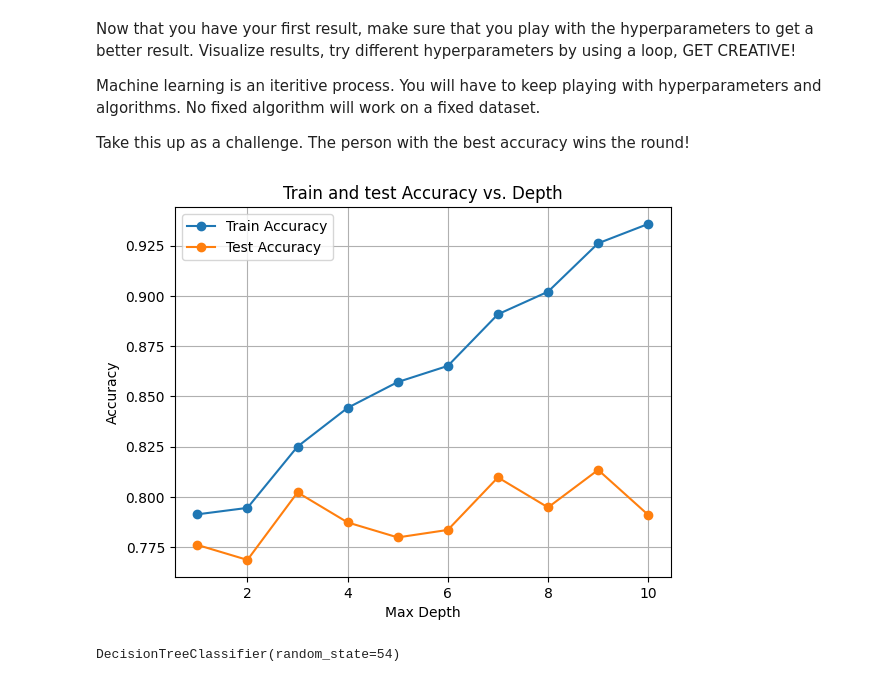
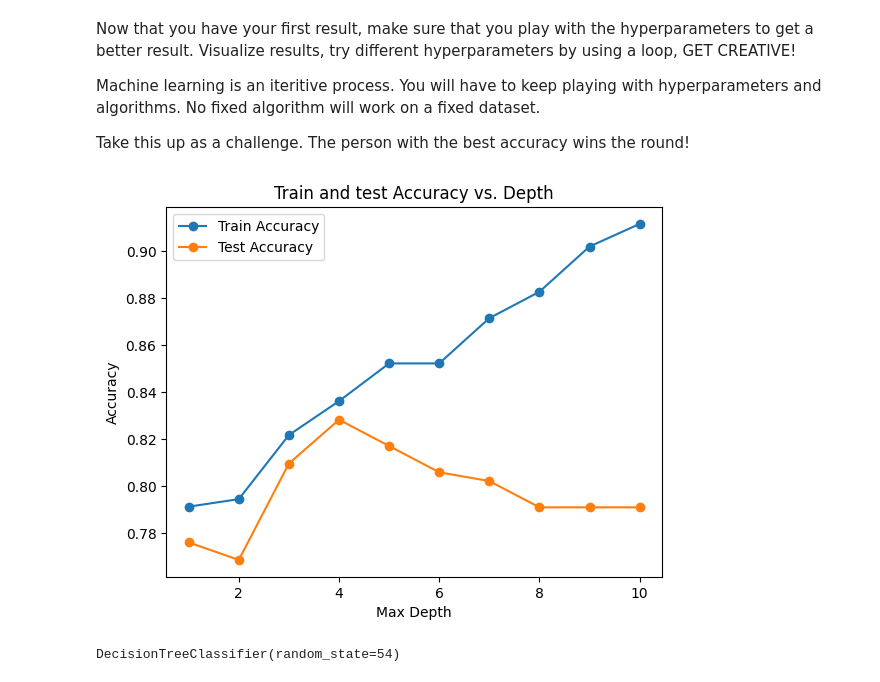
Before and after one commit to stableminded/Synapse_lp, a Jupyter notebook: Dhairya_SynapseLP_Task4.ipynb, the cells around one changed output. Cells and saved outputs as stored; diff of their text form; code cells hidden in the pictures.

```diff
--- a/Dhairya_SynapseLP_Task4.ipynb
+++ b/Dhairya_SynapseLP_Task4.ipynb
@@ -152,17 +132,10 @@ df_test.drop(['Cabin'],axis=1,inplace=True)
 *   Fill Nans in the Embark column with the statistical mode
 *   Fill Nans in the Age column with it's statistical mean
 # %%
-mode_train = df_train['Embarked'].mode()[0]
-df_train['Embarked'].fillna(mode_train, inplace=True)
-
-mode_test = df_test['Embarked'].mode()[0]
-df_test['Embarked'].fillna(mode_test, inplace=True)
-
-mean_train = df_train['Age'].mean()
-df_train['Age'].fillna(mean_train, inplace=True)
-
-mean_test = df_test['Age'].mean()
-df_test['Age'].fillna(mean_test, inplace=True)
+mode = df_train['Embarked'].mode()[0]
+df_train['Embarked'].fillna(mode, inplace=True)
+mean= df_train['Age'].mean()
+df_train['Age'].fillna(mean, inplace=True)
 # %% [markdown]
 ### Adding features to the dataset
 *   Read the kaggle link (titanic dataset) provided above and see what the two columns SibSP and Parch signify
@@ -271,8 +241,9 @@ Take this up as a challenge. The person with the best accuracy wins the round!
 import matplotlib.pyplot as plt
 train_accuracy=[]
 test_accuracy=[]
-dt_2= DecisionTreeClassifier(random_state=108)
-
+dt_2= DecisionTreeClassifier(random_state=108,criterion='entropy')
+best_depth=0
+best_accuracy=0
 for depth in range(1, 11):
     dt_2.set_params(max_depth=depth)
     dt_2.fit(X_train, y_train)
@@ -283,16 +254,15 @@ for depth in range(1, 11):
 # %%
 import matplotlib.pyplot as plt
 depth = [i for i in range(1, 11)]
 plt.plot(depth, train_accuracy, label='Train Accuracy', marker='o')
 plt.plot(depth, test_accuracy, label='Test Accuracy', marker='o')
 plt.title('Train and test Accuracy vs. Depth')
 plt.xlabel('Max Depth')
 plt.ylabel('Accuracy')
 plt.legend()
-plt.grid(True)
 plt.show()
 # %% [output]
-[figure, old version]
+[figure, new version]
 # %%
 dt_3=DecisionTreeClassifier(random_state=54)
 dt_3.fit(X_train,y_train)
```
Also changed, not shown: parts of 45 cells of this notebook.
